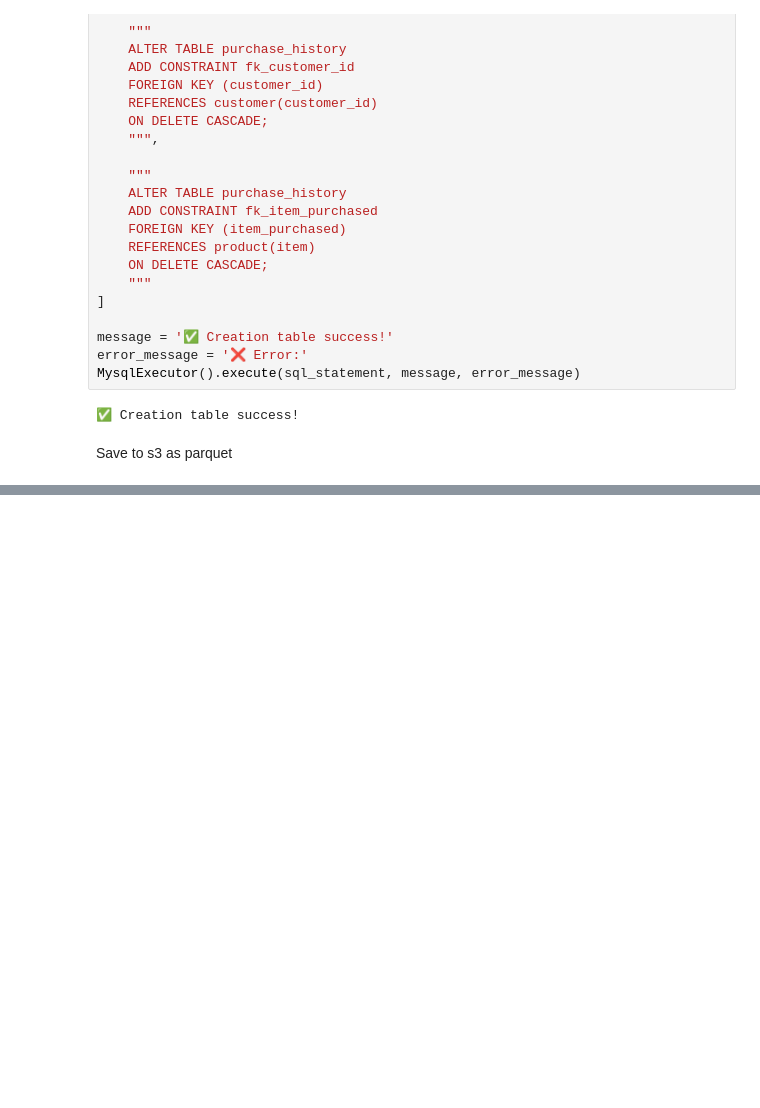
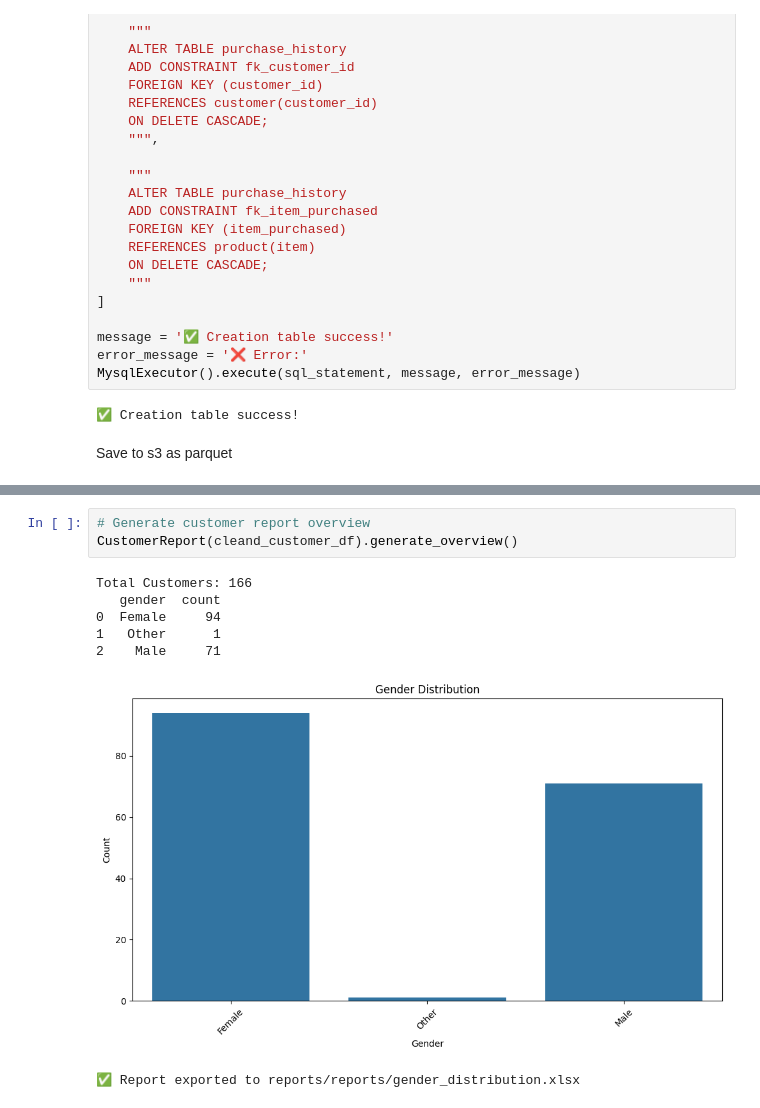
Before and after one commit to HoViet0107/walmart, a Jupyter notebook: main.ipynb, the cells around one changed output, grey strips where cells are left out. Saved outputs shown, nothing was run; the diff lists cells and outputs as text; blank space fills up the shorter version.

```diff
--- a/main.ipynb
+++ b/main.ipynb
@@ -357,0 +398,11 @@ except Exception as e:
+# %%
+# Generate customer report overview
+CustomerReport(cleand_customer_df).generate_overview()
+# %% [output]
+Total Customers: 166
+   gender  count
+0  Female     94
+1   Other      1
+2    Male     71
+[figure, added]
+✅ Report exported to reports/reports/gender_distribution.xlsx
```
Also changed, not shown: parts of 5 cells of this notebook, 10 other files.
